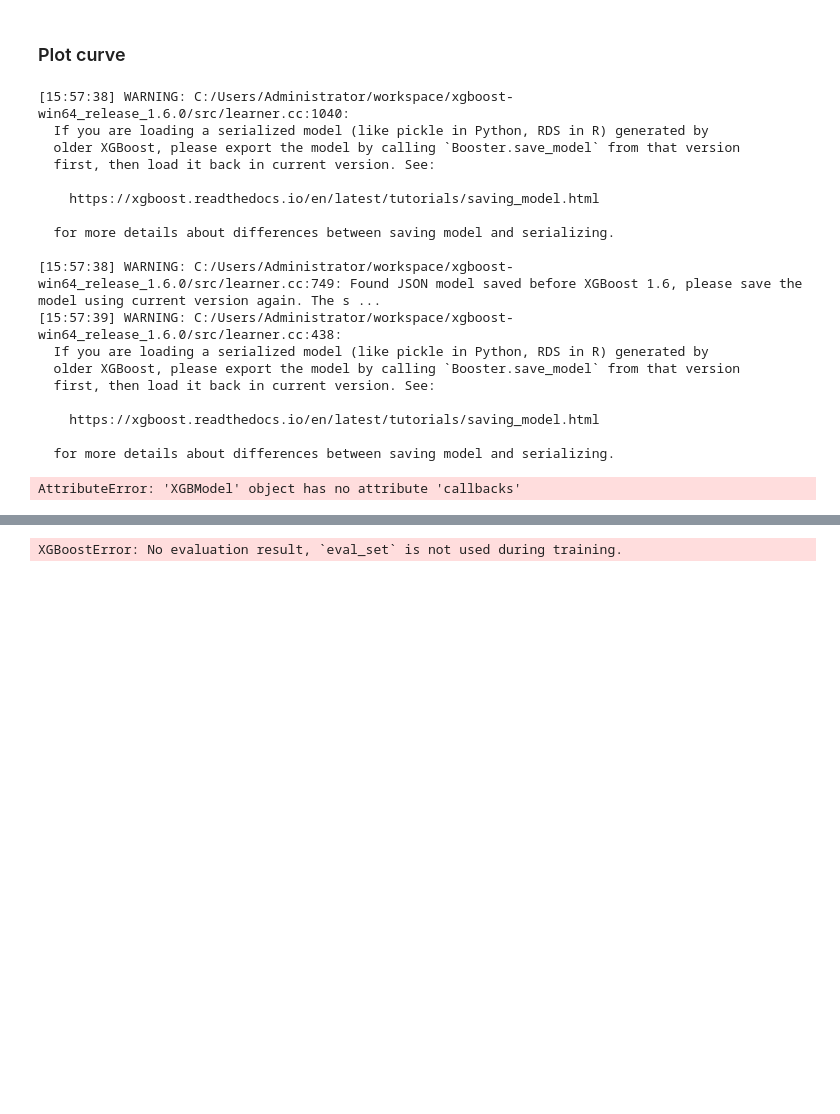
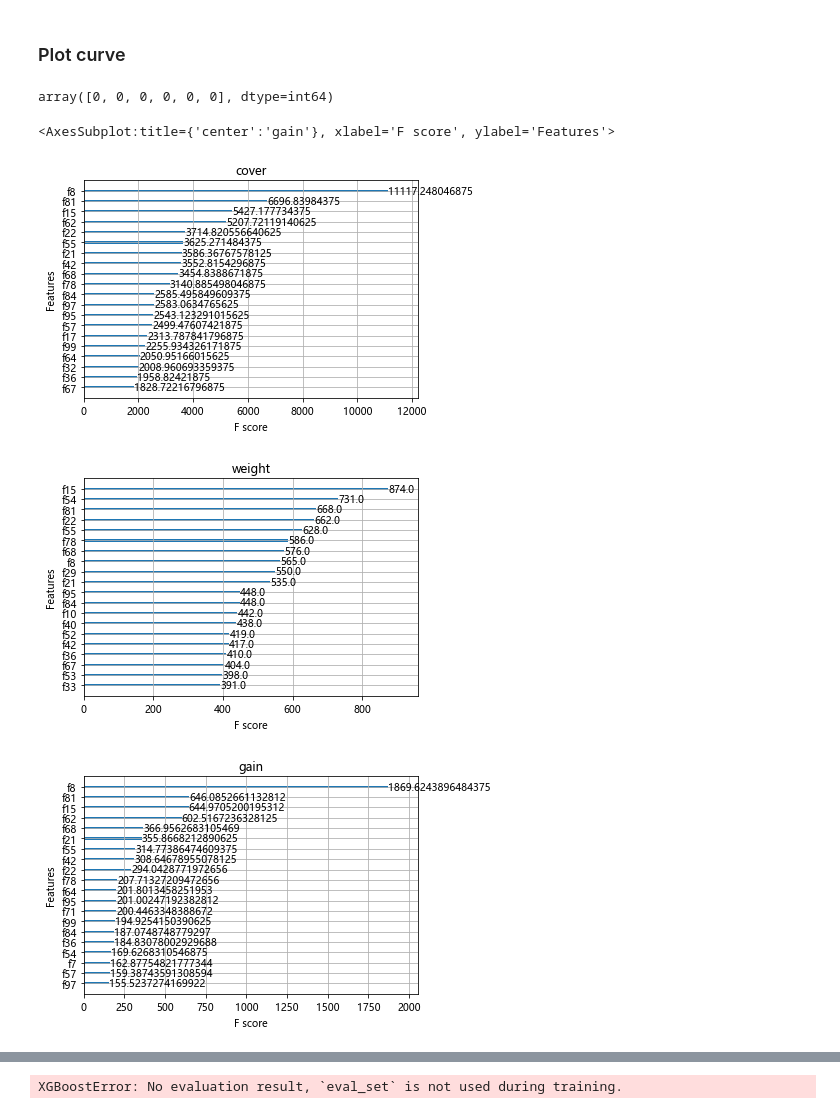
Before and after one commit to BennyWang4000/Medical-Text-Classification, a Jupyter notebook: models/main.ipynb, the cells around one changed output, grey strips where cells are left out. Drawn from its saved outputs; the diff is of its cells as text; code cells hidden in the pictures; blank space fills up the shorter version.

```diff
--- a/models/main.ipynb
+++ b/models/main.ipynb
@@ -197,33 +199,31 @@ joblib.dump(xgb_model, os.path.join(SAVING_DIR, 'xgb_model.joblib'))
 # %% [markdown]
 ### Plot curve
 # %%
+import joblib
+import os
+import matplotlib.pyplot  as plt
+model_path = 'D:\\CodeRepositories\\py_project\\data_mining\\DataMiningMid_Classification\\runs\\xgb_model_IS.joblib'
+xgb_pipeline = joblib.load(model_path)
 
-import matplotlib.pyplot  as plt
-model_path = 'G:\\我的雲端硬碟\\xgb_model_68.joblib'
-xgb_pipeline = joblib.load(model_path)
+w2v_layer = xgb_pipeline.named_steps["w2v"]
 xgb_layer = xgb_pipeline.named_steps["xgb"]
-# %% [output]
-[15:57:38] WARNING: C:/Users/Administrator/workspace/xgboost-win64_release_1.6.0/src/learner.cc:1040:
-  If you are loading a serialized model (like pickle in Python, RDS in R) generated by
-  older XGBoost, please export the model by calling `Booster.save_model` from that version
-  first, then load it back in current version. See:
-
-    https://xgboost.readthedocs.io/en/latest/tutorials/saving_model.html
-
-  for more details about differences between saving model and serializing.
-
-[15:57:38] WARNING: C:/Users/Administrator/workspace/xgboost-win64_release_1.6.0/src/learner.cc:749: Found JSON model saved before XGBoost 1.6, please save the model using current version again. The s ...
-[15:57:39] WARNING: C:/Users/Administrator/workspace/xgboost-win64_release_1.6.0/src/learner.cc:438:
-  If you are loading a serialized model (like pickle in Python, RDS in R) generated by
-  older XGBoost, please export the model by calling `Booster.save_model` from that version
-  first, then load it back in current version. See:
-
-    https://xgboost.readthedocs.io/en/latest/tutorials/saving_model.html
-
-  for more details about differences between saving model and serializing.
+# %%
+x= '你好，之前打球脚扭伤了，想问问什么时候可以继续打球'
+
+xgb_pipeline.predict(ws.word_segment(x, STOP_WORDS_PATH))
+# %% [output]
+array([0, 0, 0, 0, 0, 0], dtype=int64)
 # %%
 yhat = xgb_pipeline.predict(x_test)
 score = accuracy_score(y_test, yhat)
 print('Accuracy: %.5f' % score)
-# %% [output]
-AttributeError: 'XGBModel' object has no attribute 'callbacks'
+# %%
+import xgboost
+xgboost.plot_importance(xgb_layer, title='cover', max_num_features=20, importance_type='cover')
+xgboost.plot_importance(xgb_layer, title='weight', max_num_features=20, importance_type='weight')
+xgboost.plot_importance(xgb_layer, title='gain', max_num_features=20, importance_type='gain')
+# %% [output]
+<AxesSubplot:title={'center':'gain'}, xlabel='F score', ylabel='Features'>
+[figure, added]
+[figure, added]
+[figure, added]
```
Also changed, not shown: parts of 7 cells of this notebook, 5 other files.
